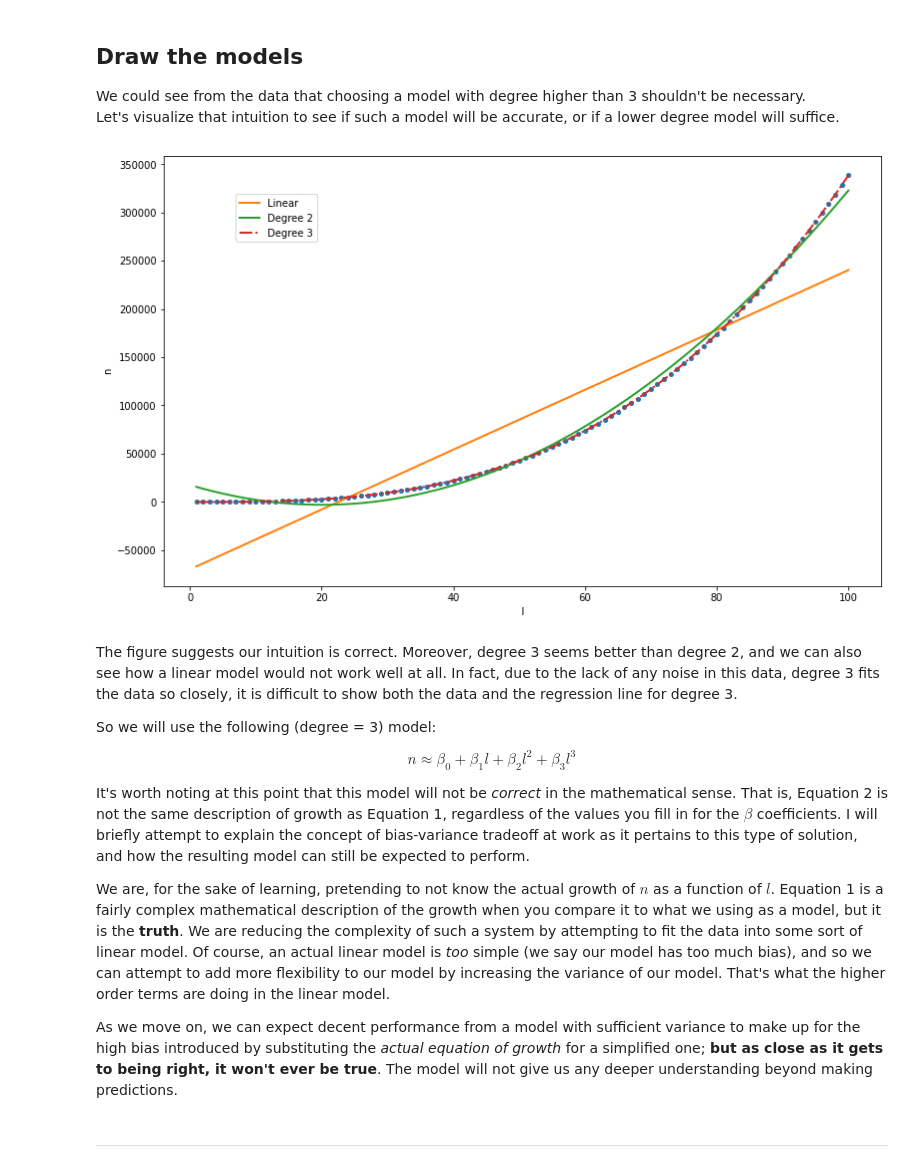
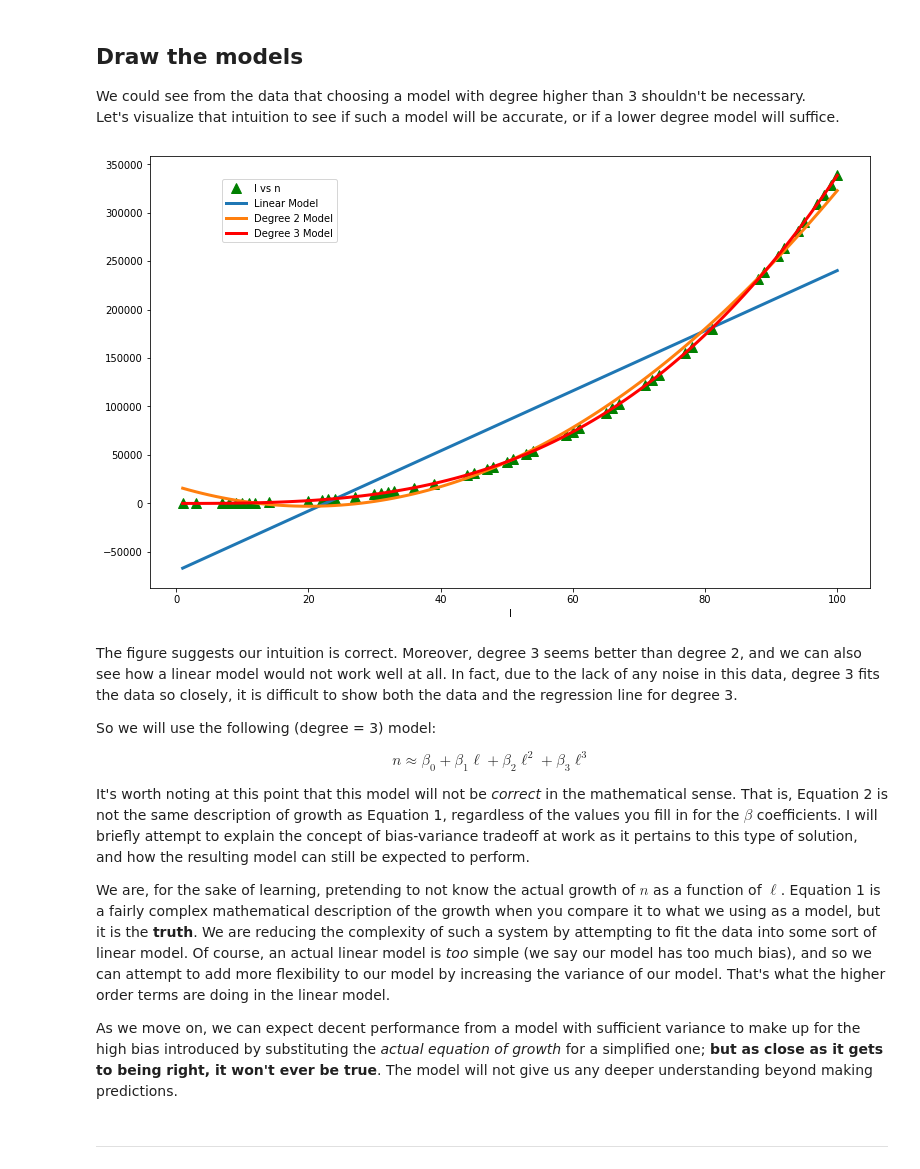
Before and after one commit to gary-loayza/squares, a Jupyter notebook: squares.ipynb, the cells around one changed output. Saved outputs shown, nothing was run; the diff lists cells and outputs as text; code cells hidden in the pictures.

```diff
--- a/squares.ipynb
+++ b/squares.ipynb
@@ -91,0 +87,15 @@ plt.show()
+# %%
+vz_df = df.sample(frac=0.5)
+vz_df.sort_index(inplace=True)
+
+fig = plt.figure(figsize=(10,6))
+ax = fig.add_axes([0,0,1,1])
+
+ax.set_xlabel('l')
+
+ax.plot(vz_df['l'], vz_df['n'], '^g', label='l vs n', markersize=10)
+ax.plot(vz_df['l'], vz_df['l2'], label='l^2', lw=2, color='orange')
+ax.plot(vz_df['l'], vz_df['l3'], label='l^3', lw=2, color='r')
+
+ax.legend(loc=(0.1,0.8))
+plt.show()
@@ -96,44 +108,43 @@ plt.show()
 We could see from the data that choosing a model with degree higher than 3 shouldn't be necessary.
 Let's visualize that intuition to see if such a model will be accurate, or if a lower degree model will suffice.
 # %%
-#Quick fit and visualization
+# Quick fit and visualization
 xp = np.linspace(1, 100, 100)
 
 z = np.polyfit(l, n, 1)
 z2 = np.polyfit(l, n, 2)
 z3 = np.polyfit(l, n, 3)
 
 p = np.poly1d(z)
 p2 = np.poly1d(z2)
 p3 = np.poly1d(z3)
 
 fig = plt.figure(figsize=(10,6))
 ax = fig.add_axes([0,0,1,1])
 
 ax.set_xlabel('l')
-ax.set_ylabel('n')
 
-ax.plot(l, n, '.', markersize=8)
-ax.plot(xp, p(xp), label='Linear', lw=2)
-ax.plot(xp, p2(xp), label='Degree 2', lw=2)
-ax.plot(xp, p3(xp), '-.', label='Degree 3', lw=2)
+ax.plot(vz_df['l'], vz_df['n'], '^g', label='l vs n', markersize=10)
+ax.plot(xp, p(xp), label='Linear Model', lw=3)
+ax.plot(xp, p2(xp), label='Degree 2 Model', lw=3)
+ax.plot(xp, p3(xp), label='Degree 3 Model', lw=3, color='r')
 
 ax.legend(loc=(0.1,0.8))
 plt.show()
 # %% [output]
-[figure, old version]
+[figure, new version]
 # %% [markdown]
 The figure suggests our intuition is correct. Moreover, degree 3 seems better than degree 2, and we can also see how a linear model would not work well at all. In fact, due to the lack of any noise in this data, degree 3 fits the data so closely, it is difficult to show both the data and the regression line for degree 3.
 
 So we will use the following (degree = 3) model:
 
 \begin{equation}
-    n \approx \beta_0 + \beta_1 l + \beta_2 l^2 + \beta_3 l^3
+    n \approx \beta_0 + \beta_1 \ell + \beta_2 \ell^2 + \beta_3 \ell^3
 \end{equation}
 
 It's worth noting at this point that this model will not be *correct* in the mathematical sense. That is, Equation 2 is not the same description of growth as Equation 1, regardless of the values you fill in for the $\beta$ coefficients. I will briefly attempt to explain the concept of bias-variance tradeoff at work as it pertains to this type of solution, and how the resulting model can still be expected to perform.
 
-We are, for the sake of learning, pretending to not know the actual growth of $n$ as a function of $l$. Equation 1 is a fairly complex mathematical description of the growth when you compare it to what we using as a model, but it is the **truth**. We are reducing the complexity of such a system by attempting to fit the data into some sort of linear model. Of course, an actual linear model is *too* simple (we say our model has too much bias), and so we can attempt to add more flexibility to our model by increasing the variance of our model. That's what the higher order terms are doing in the linear model.
+We are, for the sake of learning, pretending to not know the actual growth of $n$ as a function of $\ell$. Equation 1 is a fairly complex mathematical description of the growth when you compare it to what we using as a model, but it is the **truth**. We are reducing the complexity of such a system by attempting to fit the data into some sort of linear model. Of course, an actual linear model is *too* simple (we say our model has too much bias), and so we can attempt to add more flexibility to our model by increasing the variance of our model. That's what the higher order terms are doing in the linear model.
 
 As we move on, we can expect decent performance from a model with sufficient variance to make up for the high bias introduced by substituting the *actual equation of growth* for a simplified one; **but as close as it gets to being right, it won't ever be true**. The model will not give us any deeper understanding beyond making predictions.
 # %% [markdown]
```
Also changed, not shown: parts of 8 cells of this notebook.
